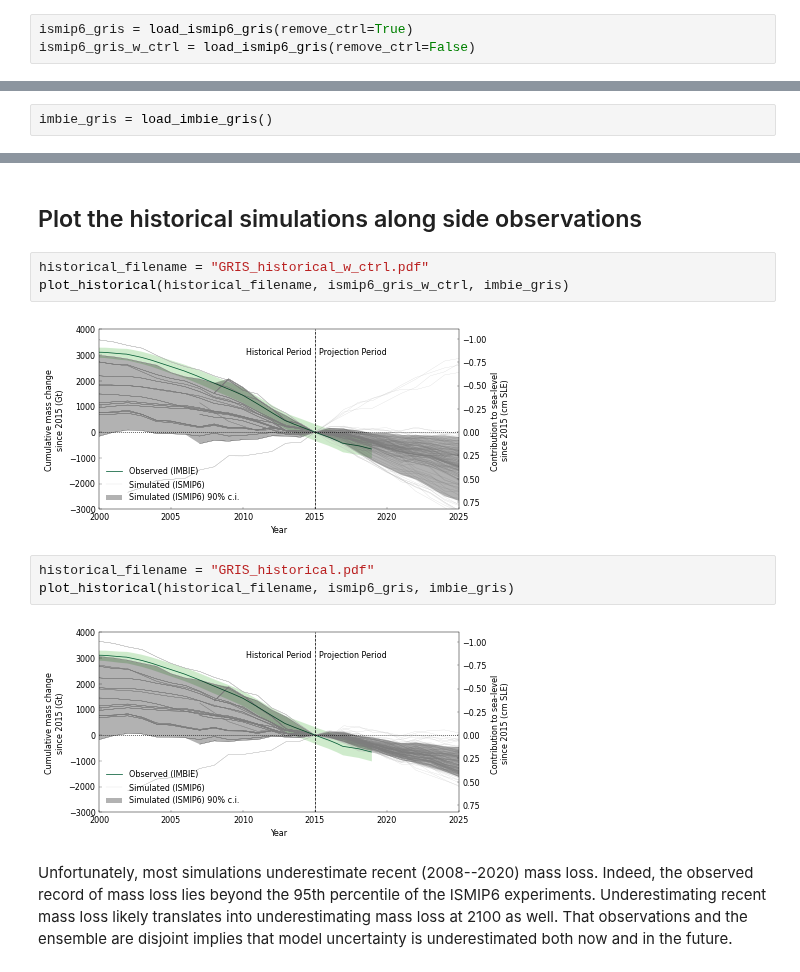
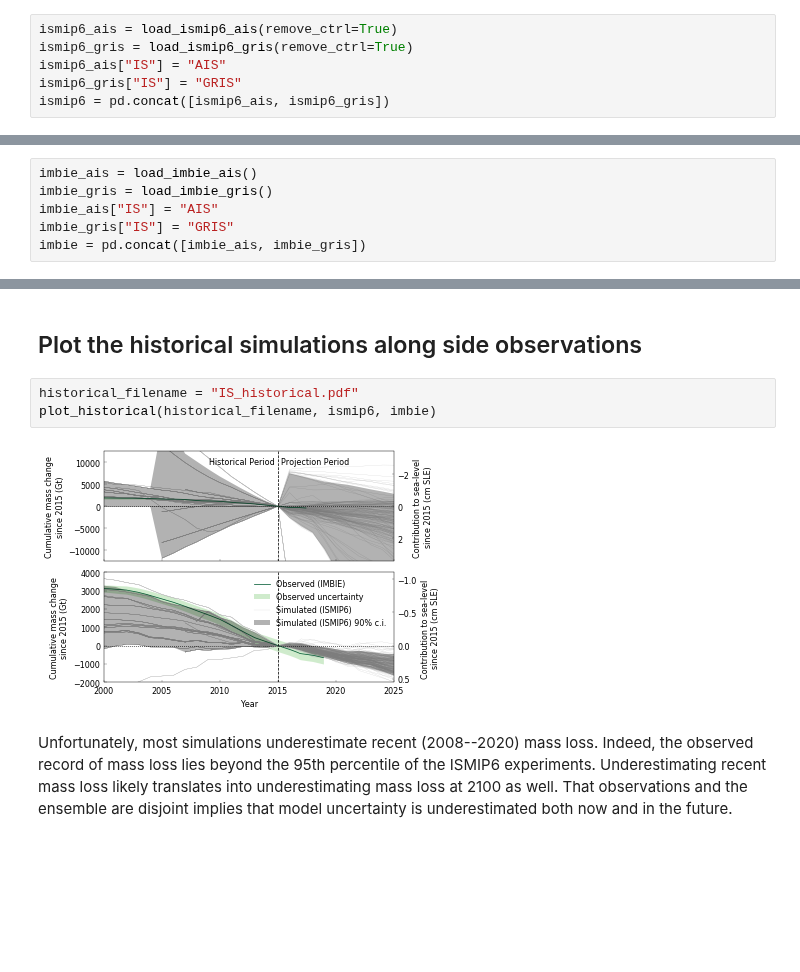
Before and after one commit to aaschwanden/ismip6-ipcc, a Jupyter notebook: analyze_slr_predictions.ipynb, the cells around one changed output, grey strips where cells are left out. Cells and saved outputs as stored; diff of their text form; blank space fills up the shorter version.

Commit message:
adding debugging plot for AIS

```diff
--- a/analyze_slr_predictions.ipynb
+++ b/analyze_slr_predictions.ipynb
@@ -88,3 +84,6 @@ def set_size(w, h, ax=None):
 # %%
+ismip6_ais = load_ismip6_ais(remove_ctrl=True)
 ismip6_gris = load_ismip6_gris(remove_ctrl=True)
-ismip6_gris_w_ctrl = load_ismip6_gris(remove_ctrl=False)
+ismip6_ais["IS"] = "AIS"
+ismip6_gris["IS"] = "GRIS"
+ismip6 = pd.concat([ismip6_ais, ismip6_gris])
@@ -105,7 +133,11 @@ Number of experiments: 9
 # %% [markdown]
 ## Load Observations
 # %%
+imbie_ais = load_imbie_ais()
 imbie_gris = load_imbie_gris()
+imbie_ais["IS"] = "AIS"
+imbie_gris["IS"] = "GRIS"
+imbie = pd.concat([imbie_ais, imbie_gris])
 # %% [markdown]
 ## Plot function to reproduce Figure 1 in Aschwanden et al (2021)
 # %%
@@ -189,15 +229,10 @@ def plot_historical(
 # %% [markdown]
 ## Plot the historical simulations along side observations
 # %%
-historical_filename = "GRIS_historical_w_ctrl.pdf"
-plot_historical(historical_filename, ismip6_gris_w_ctrl, imbie_gris)
+historical_filename = "IS_historical.pdf"
+plot_historical(historical_filename, ismip6, imbie)
 # %% [output]
-[figure, old version]
+[figure, new version]
-# %%
-historical_filename = "GRIS_historical.pdf"
-plot_historical(historical_filename, ismip6_gris, imbie_gris)
-# %% [output]
-[figure, removed]
 # %% [markdown]
 Unfortunately, most simulations underestimate recent (2008--2020) mass loss. Indeed, the observed record of mass loss lies beyond the 95th percentile of the ISMIP6 experiments. Underestimating recent mass loss likely translates into underestimating mass loss at 2100 as well.  That observations and the ensemble are disjoint implies that model uncertainty is underestimated both now and in the future.
 # %% [markdown]
```
Also changed, not shown: parts of 19 cells of this notebook, 1 other file.
